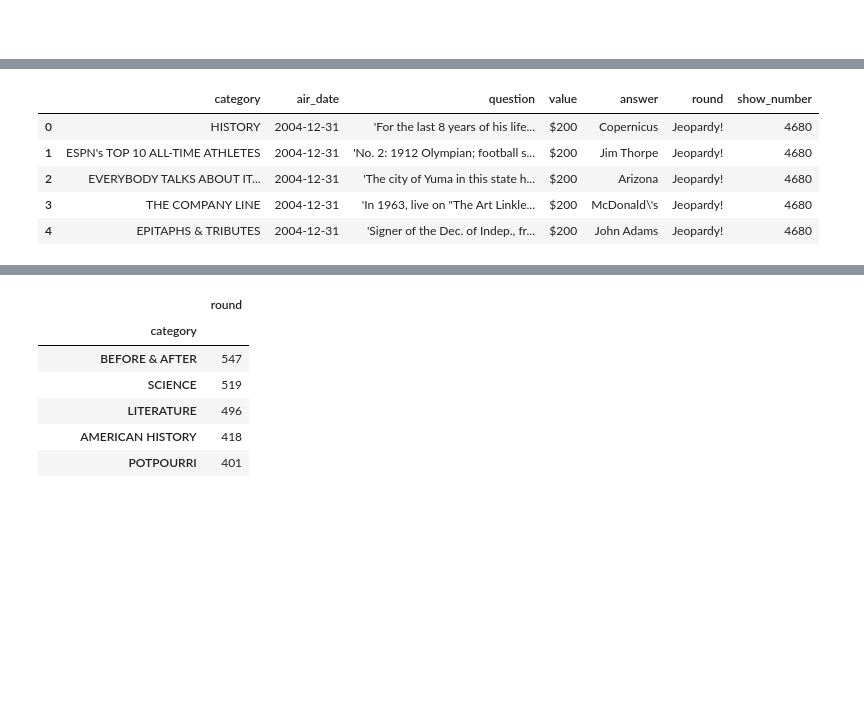
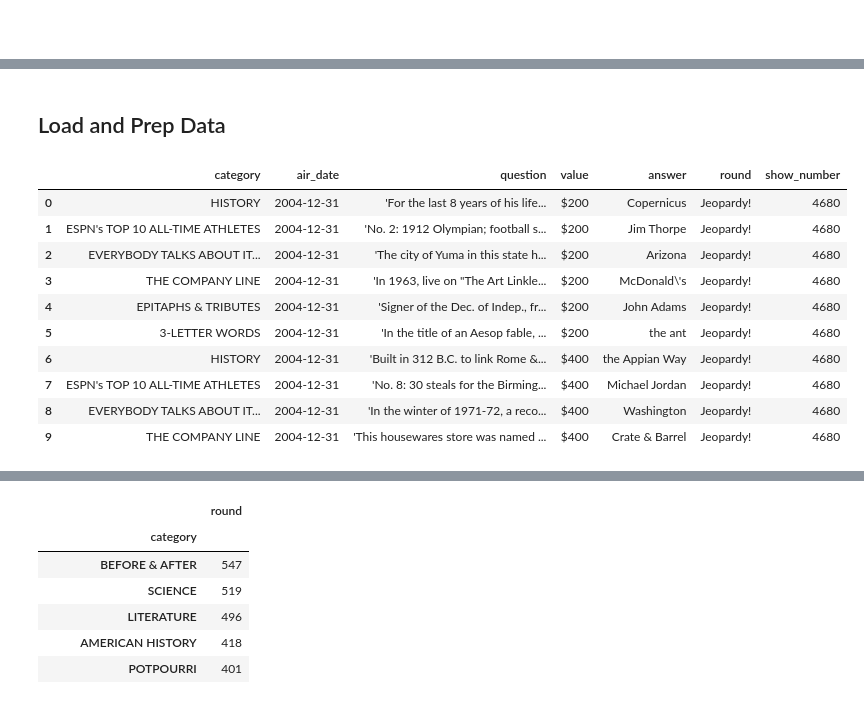
Before and after one commit to krisrjohnson/Jeopardy_topic_modeling, a Jupyter notebook: notebook.ipynb, the cells around one changed output, grey strips where cells are left out. Cells and saved outputs as stored; diff of their text form; code cells hidden in the pictures; blank space fills up the shorter version.

```diff
--- a/notebook.ipynb
+++ b/notebook.ipynb
@@ -18,11 +19,18 @@ import networkx as nx
+# %% [markdown]
+## Load and Prep Data
 # %%
 df = pd.read_json("JEOPARDY_QUESTIONS1.json")
 # %%
-df.head()
+df.head(10)
 # %% [output]
 |  | category | air_date | question | value | answer | round | show_number |
 | 0 | HISTORY | 2004-12-31 | 'For the last 8 years of his life... | $200 | Copernicus | Jeopardy! | 4680 |
 | 1 | ESPN's TOP 10 ALL-TIME ATHLETES | 2004-12-31 | 'No. 2: 1912 Olympian; football s... | $200 | Jim Thorpe | Jeopardy! | 4680 |
 | 2 | EVERYBODY TALKS ABOUT IT... | 2004-12-31 | 'The city of Yuma in this state h... | $200 | Arizona | Jeopardy! | 4680 |
 | 3 | THE COMPANY LINE | 2004-12-31 | 'In 1963, live on "The Art Linkle... | $200 | McDonald\'s | Jeopardy! | 4680 |
 | 4 | EPITAPHS & TRIBUTES | 2004-12-31 | 'Signer of the Dec. of Indep., fr... | $200 | John Adams | Jeopardy! | 4680 |
+| 5 | 3-LETTER WORDS | 2004-12-31 | 'In the title of an Aesop fable, ... | $200 | the ant | Jeopardy! | 4680 |
+| 6 | HISTORY | 2004-12-31 | 'Built in 312 B.C. to link Rome &... | $400 | the Appian Way | Jeopardy! | 4680 |
+| 7 | ESPN's TOP 10 ALL-TIME ATHLETES | 2004-12-31 | 'No. 8: 30 steals for the Birming... | $400 | Michael Jordan | Jeopardy! | 4680 |
+| 8 | EVERYBODY TALKS ABOUT IT... | 2004-12-31 | 'In the winter of 1971-72, a reco... | $400 | Washington | Jeopardy! | 4680 |
+| 9 | THE COMPANY LINE | 2004-12-31 | 'This housewares store was named ... | $400 | Crate & Barrel | Jeopardy! | 4680 |
```
Also changed, not shown: parts of 18 cells of this notebook, 1 other file.
